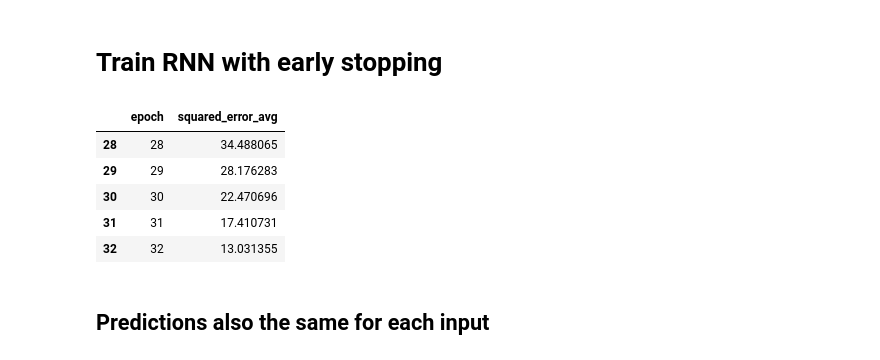
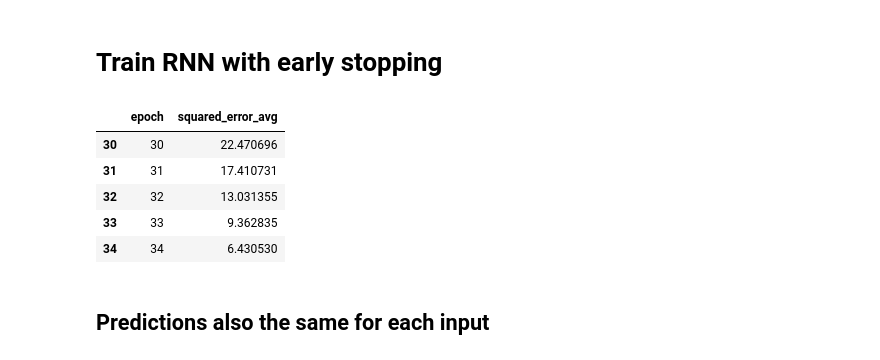
Before and after one commit to jrf343/RNN, a Jupyter notebook: Philly_multibatch_RNN_testing.ipynb, the cells around one changed output. Saved outputs shown, nothing was run; the diff lists cells and outputs as text; code cells hidden in the pictures.

```diff
--- a/Philly_multibatch_RNN_testing.ipynb
+++ b/Philly_multibatch_RNN_testing.ipynb
@@ -444,17 +530,17 @@ np.std(rmses_val)
 # %%
 lr = 1e-6
 
 # Assume scaling by X_train[0] is sufficient for all batches
 rnn_tanh_batches_early_stop = make_RNN(X_inp = X_train[0], fcl_size=20, output_size=y_train[0].shape[0]) # Have to reinitialize
-training_results_tanh_batches_early_stop = train_RNN_inplace_with_batches_for(rnn_tanh_batches_early_stop, X_train, y_train, learning_rate=lr, epochs=33)
+training_results_tanh_batches_early_stop = train_RNN_inplace_with_batches_for(rnn_tanh_batches_early_stop, X_train, y_train, learning_rate=lr, epochs=35)
 training_results_tanh_batches_early_stop.tail(5)
 # %% [output]
 |  | epoch | squared_error_avg |
-| 28 | 28 | 34.488065 |
-| 29 | 29 | 28.176283 |
 | 30 | 30 | 22.470696 |
 | 31 | 31 | 17.410731 |
 | 32 | 32 | 13.031355 |
+| 33 | 33 | 9.362835 |
+| 34 | 34 | 6.430530 |
 # %% [markdown]
 ## Predictions also the same for each input
 # %%
```
Also changed, not shown: parts of 43 cells of this notebook, 10 other files.
